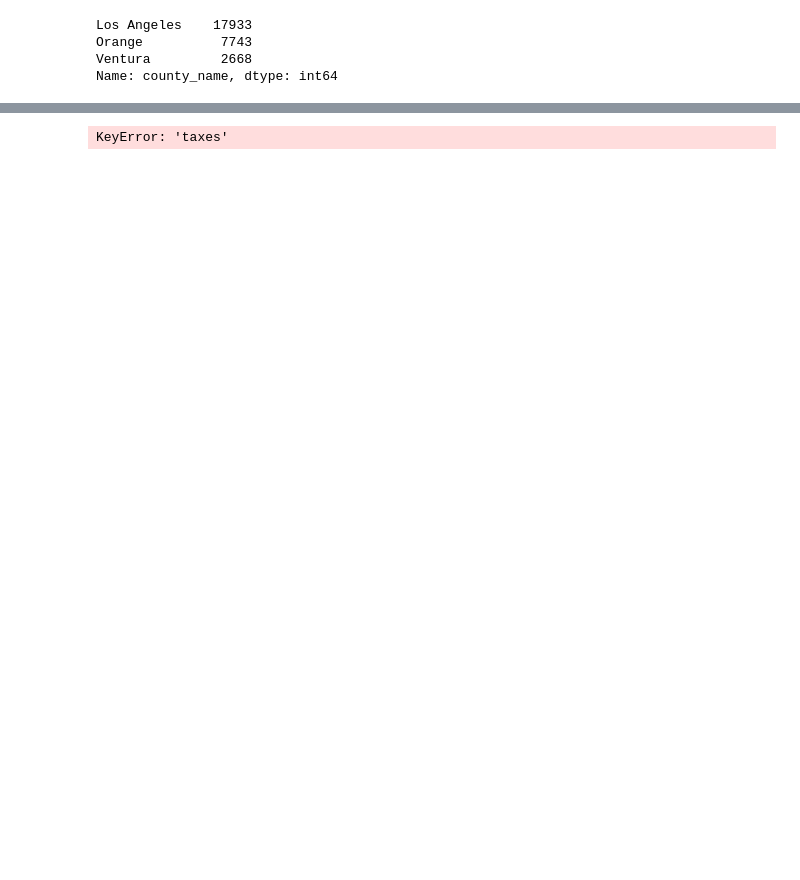
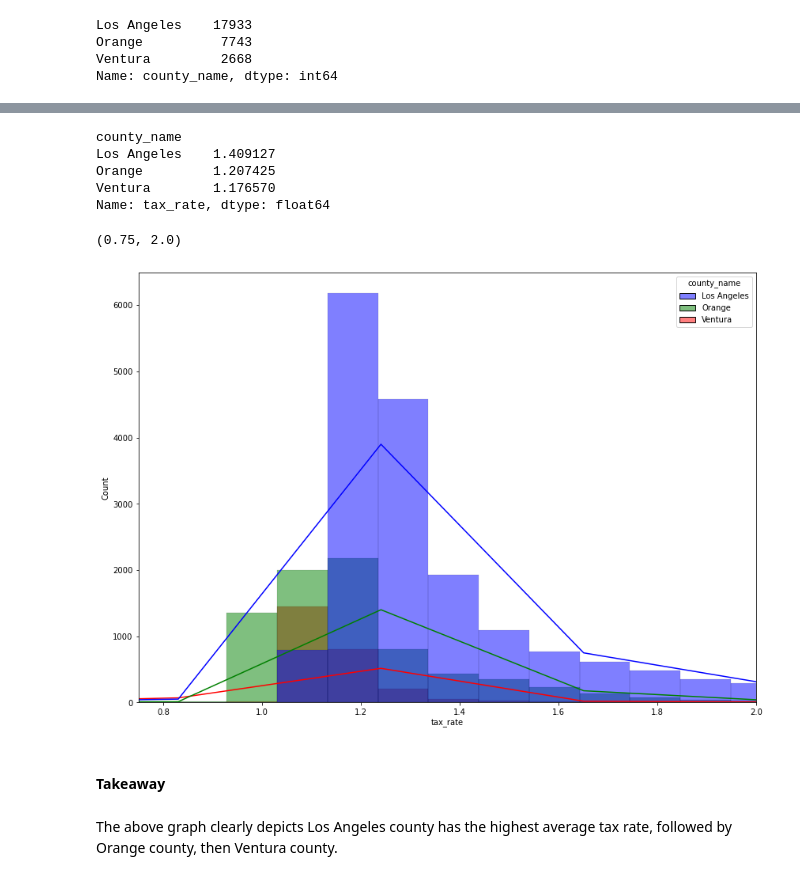
Before and after one commit to carlgriffin57/zillow_regression_project, a Jupyter notebook: zillow.ipynb, the cells around one changed output, grey strips where cells are left out. Saved outputs shown, nothing was run; the diff lists cells and outputs as text; code cells hidden in the pictures; blank space fills up the shorter version.

```diff
--- a/zillow.ipynb
+++ b/zillow.ipynb
@@ -426,6 +434,21 @@ Name: county_name, dtype: int64
 # %%
-df['tax_rate'] = (df['taxes'] / df['appraised_value'])
-
+df['tax_rate'] = round(((df['taxes'] / df['appraised_value'])* 100),2)
 print(df.groupby('county_name').tax_rate.mean())
 # %% [output]
-KeyError: 'taxes'
+county_name
+Los Angeles    1.409127
+Orange         1.207425
+Ventura        1.176570
+Name: tax_rate, dtype: float64
+# %%
+plt.figure(figsize=(14,10))
+sns.histplot(data=df, x="tax_rate", hue="county_name",kde = True, bins = 800,  palette={'Los Angeles':'b', 'Orange':'g', 'Ventura':'r'})
+
+plt.xlim(.75, 2)
+# %% [output]
+(0.75, 2.0)
+[figure, added]
+# %% [markdown]
+#### Takeaway
+# %% [markdown]
+The above graph clearly depicts Los Angeles county has the highest average tax rate, followed by Orange county, then Ventura county.
```
Also changed, not shown: parts of 6 cells of this notebook, 1 other file.
